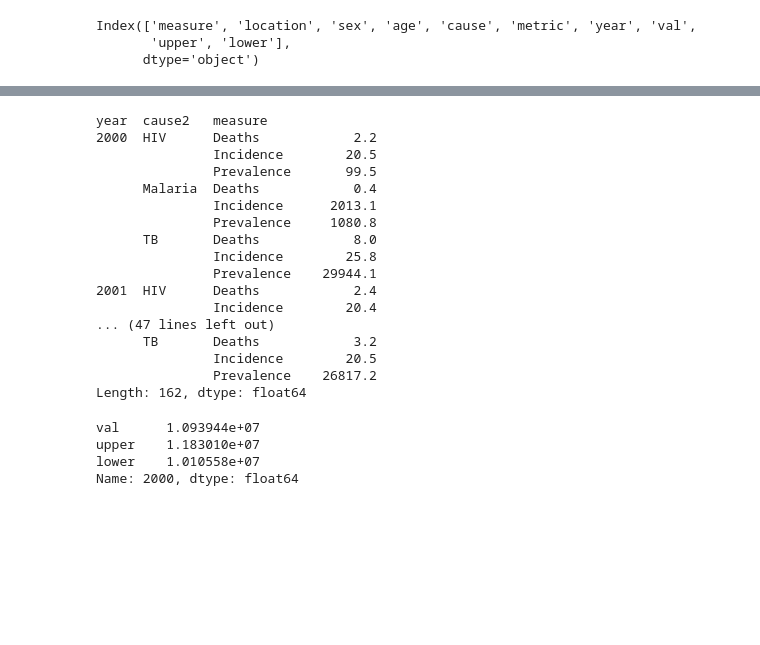
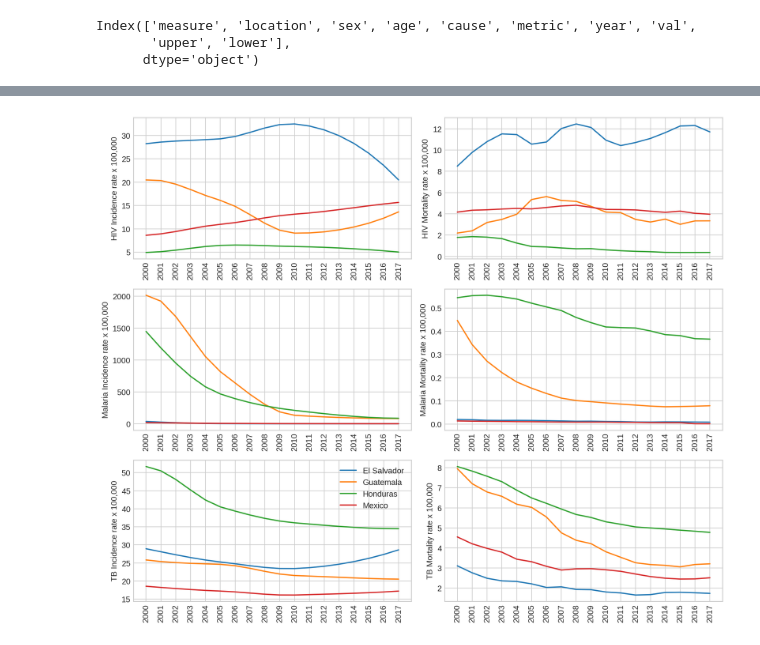
Before and after one commit to Guitlle/gf, a Jupyter notebook: outcome_measurement/all/GTM - Exploring GBD-2017.ipynb, the cells around one changed output, grey strips where cells are left out. Cells and saved outputs as stored; diff of their text form; code cells hidden in the pictures; blank space fills up the shorter version.

Commit message:
gbd graphs and summary

```diff
--- a/outcome_measurement/all/GTM - Exploring GBD-2017.ipynb
+++ b/outcome_measurement/all/GTM - Exploring GBD-2017.ipynb
@@ -36,6 +37,6 @@ allages = ["Under 5", "5-14 years", "15-49 years", "50-69 years", "70+ years"]
 # %%
 gbdCounts = gbd17[(gbd17.metric== "Number") &
-      (gbd17.location == "Guatemala") &
+      (gbd17.location.isin(countries)) &
       (gbd17.age.isin(allages))]\
     .groupby(["cause", "year", "location", "measure"]).agg({
             "val": "sum", "upper": "sum", "lower": "sum"
@@ -54,10 +55,10 @@ Female    187131
 Name: sex_name, dtype: int64
 # %%
-def aggGtPop(dataframe):
+def aggPop(dataframe):
     return dataframe[dataframe.age_group_name.isin(allages) &
-                (dataframe.location_name == "Guatemala") &
+                (dataframe.location_name.isin(countries)) &
                 (dataframe.sex_name == "Both")
-               ].groupby("year_id").agg({
+               ].groupby(["year_id","location_name"]).agg({
         "val": "sum",
         "upper": "sum",
         "lower": "sum"
@@ -97,28 +100,38 @@ gbdCounts["cause2"] = gbdCounts.cause.map(lambda x: "TB" if "Tuberculosis" in x
 # %%
-gbdCounts[gbdCounts.year >= 2000].groupby(["year", "cause2", "measure"]).apply(lambda x: 100000*x.val.sum()/GtPop.loc[x["year"].values[0]].val)\
-.round(1)
+summary = gbdCounts[gbdCounts.year >= 2000].groupby(["year", "cause2", "measure", "location"])\
+    .apply(lambda x: 100000*x.val.sum()/pops.loc[x["year"].values[0], x["location"].values[0]].val)\
+    .round(5).unstack(2)
+
+summary.to_csv("../../Outcome Measurement Data/MULTI/GBD-2017/summary.csv")
-# %% [output]
-year  cause2   measure
-2000  HIV      Deaths            2.2
-               Incidence        20.5
-               Prevalence       99.5
-      Malaria  Deaths            0.4
-               Incidence      2013.1
-               Prevalence     1080.8
-      TB       Deaths            8.0
-               Incidence        25.8
-               Prevalence    29944.1
-2001  HIV      Deaths            2.4
-               Incidence        20.4
-... (47 lines left out)
-      TB       Deaths            3.2
-               Incidence        20.5
-               Prevalence    26817.2
-Length: 162, dtype: float64
-# %%
-GtPop.loc[2000]
-# %% [output]
-val      1.093944e+07
-upper    1.183010e+07
-lower    1.010558e+07
-Name: 2000, dtype: float64
+# %%
+mlp.rcParams["figure.figsize"] = (8, 4)
+mlp.rcParams["figure.dpi"] = 200
+def tsPlot(disease, measure, prefix, ax = None):
+    temp = summary.loc[(slice(2000,2017), slice(disease, disease)),measure].unstack(2)
+    temp.columns = temp.columns.values
+    temp.plot(ax = ax)
+    plt.xlabel("")
+    plt.ylabel(prefix + " rate x 100,000")
+    plt.xticks(range(0,18), range(2000,2018), rotation="90")
+# %%
+mlp.rcParams["figure.figsize"] = (11, 9)
+ax = plt.subplot(3, 2, 1)
+tsPlot("HIV", "Incidence", "HIV Incidence", ax)
+plt.legend().remove()
+ax = plt.subplot(3, 2, 2)
+tsPlot("HIV", "Deaths", "HIV Mortality", ax)
+plt.legend().remove()
+ax = plt.subplot(3, 2, 3)
+tsPlot("Malaria", "Incidence", "Malaria Incidence", ax)
+plt.legend().remove()
+ax = plt.subplot(3, 2, 4)
+tsPlot("Malaria", "Deaths", "Malaria Mortality", ax)
+plt.legend().remove()
+ax = plt.subplot(3, 2, 5)
+tsPlot("TB", "Incidence", "TB Incidence", ax)
+ax = plt.subplot(3, 2, 6)
+tsPlot("TB", "Deaths", "TB Mortality", ax)
+plt.legend().remove()
+plt.tight_layout()
+# %% [output]
+[figure, added]
```
Also changed, not shown: parts of 7 cells of this notebook.
